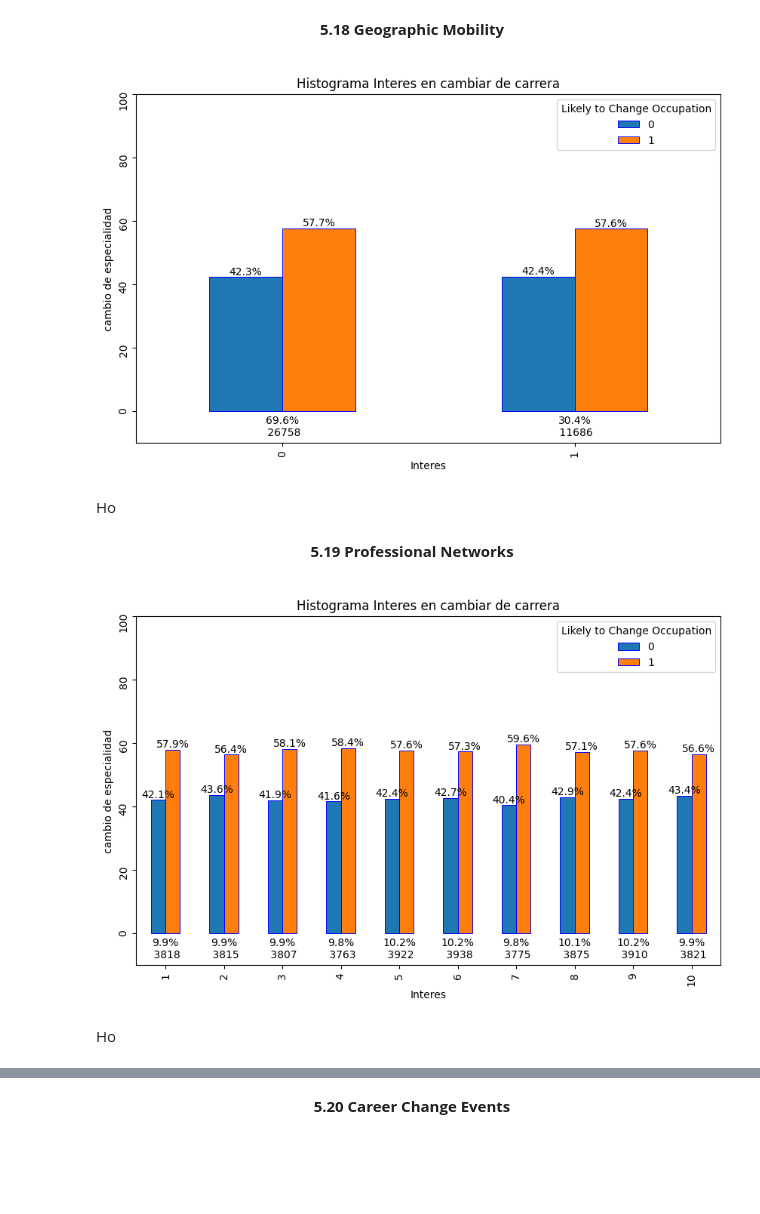
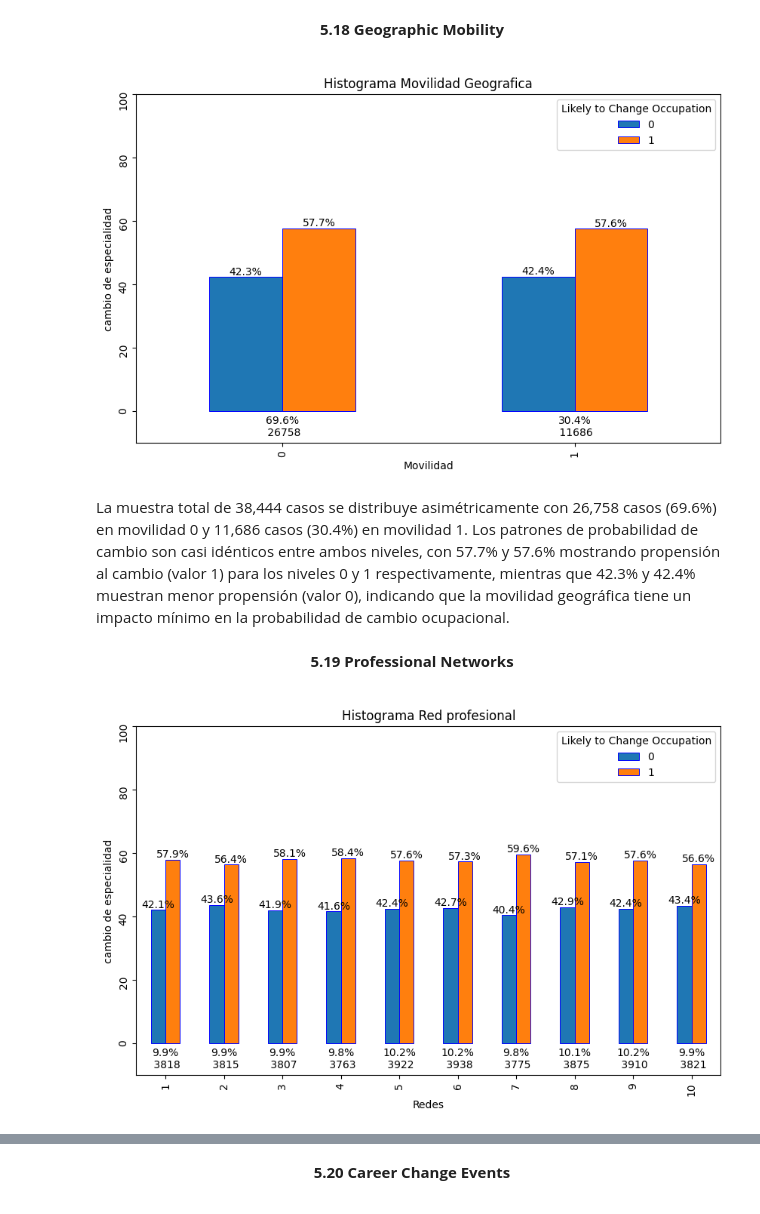
Before and after one commit to JD277/Field-vs-occupation, a Jupyter notebook: EDA.ipynb, the cells around one changed output, grey strips where cells are left out. Saved outputs shown, nothing was run; the diff lists cells and outputs as text; code cells hidden in the pictures; blank space fills up the shorter version.

```diff
--- a/EDA.ipynb
+++ b/EDA.ipynb
@@ -670,18 +673,18 @@ plot_column(
 # %%
 plot_column(
     'Geographic Mobility',
     'Likely to Change Occupation',
-    'Histograma Interes en cambiar de carrera',
-    'Interes',
+    'Histograma Movilidad Geografica',
+    'Movilidad',
     'cambio de especialidad',
     (10,6))
 # %% [output]
-[figure, old version]
+[figure, new version]
-# %% [markdown]
-<head>
-    <link rel="stylesheet" href="styles.css">
-</head>
-<p class="subtitulo2">Ho</p>
+# %% [markdown]
+<head>
+    <link rel="stylesheet" href="styles.css">
+</head>
+<p class="subtitulo2">La muestra total de 38,444 casos se distribuye asimétricamente con 26,758 casos (69.6%) en movilidad 0 y 11,686 casos (30.4%) en movilidad 1. Los patrones de probabilidad de cambio son casi idénticos entre ambos niveles, con 57.7% y 57.6% mostrando propensión al cambio (valor 1) para los niveles 0 y 1 respectivamente, mientras que 42.3% y 42.4% muestran menor propensión (valor 0), indicando que la movilidad geográfica tiene un impacto mínimo en la probabilidad de cambio ocupacional.</p>
 # %% [markdown]
 <head>
     <link rel="stylesheet" href="styles.css">
@@ -692,14 +695,9 @@ plot_column(
 plot_column(
     'Professional Networks',
     'Likely to Change Occupation',
-    'Histograma Interes en cambiar de carrera',
-    'Interes',
+    'Histograma Red profesional',
+    'Redes',
     'cambio de especialidad',
     (10,6))
 # %% [output]
-[figure, old version]
+[figure, new version]
-# %% [markdown]
-<head>
-    <link rel="stylesheet" href="styles.css">
-</head>
-<p class="subtitulo2">Ho</p>
```
Also changed, not shown: parts of 10 cells of this notebook.
